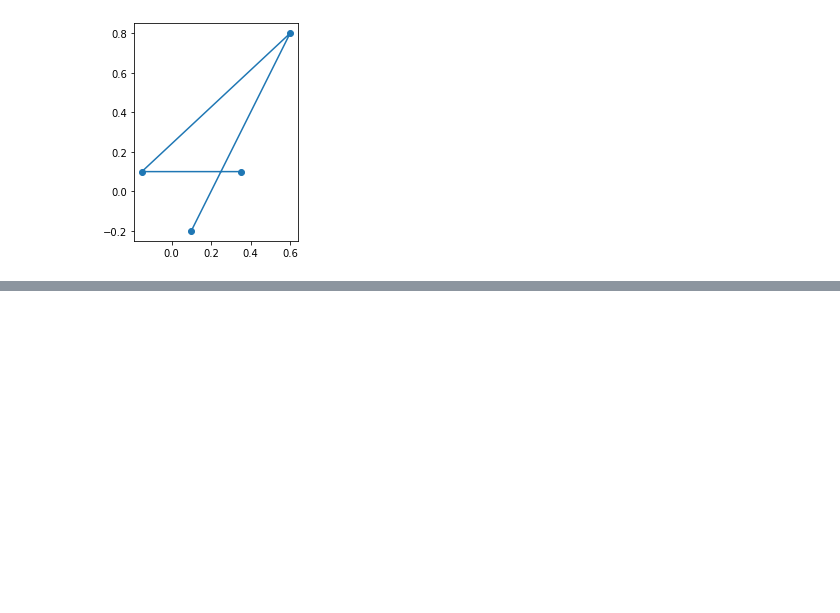
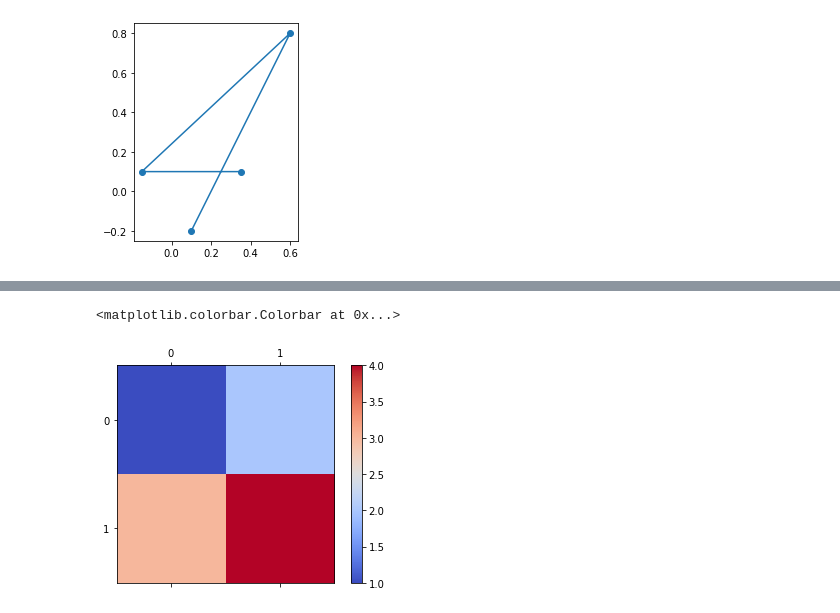
Before and after one commit to r59q/pynotebook, a Jupyter notebook: notebooks/Noter Uge 2.ipynb, the cells around one changed output, grey strips where cells are left out. Drawn from its saved outputs; the diff is of its cells as text; code cells hidden in the pictures; blank space fills up the shorter version.

```diff
--- a/notebooks/Noter Uge 2.ipynb
+++ b/notebooks/Noter Uge 2.ipynb
@@ -113,0 +155,8 @@ ax.plot(a*x+b*y, c*x+d*y)
+# %%
+import matplotlib.pyplot as plt
+fig, ax = plt.subplots()
+im = ax.matshow(a, cmap='coolwarm') # Use prop clim=(1,0) to limit the cmap
+fig.colorbar(im)
+# %% [output]
+<matplotlib.colorbar.Colorbar at 0x...>
+[figure, added]
```
Also changed, not shown: parts of 10 cells of this notebook, 1 other file.
